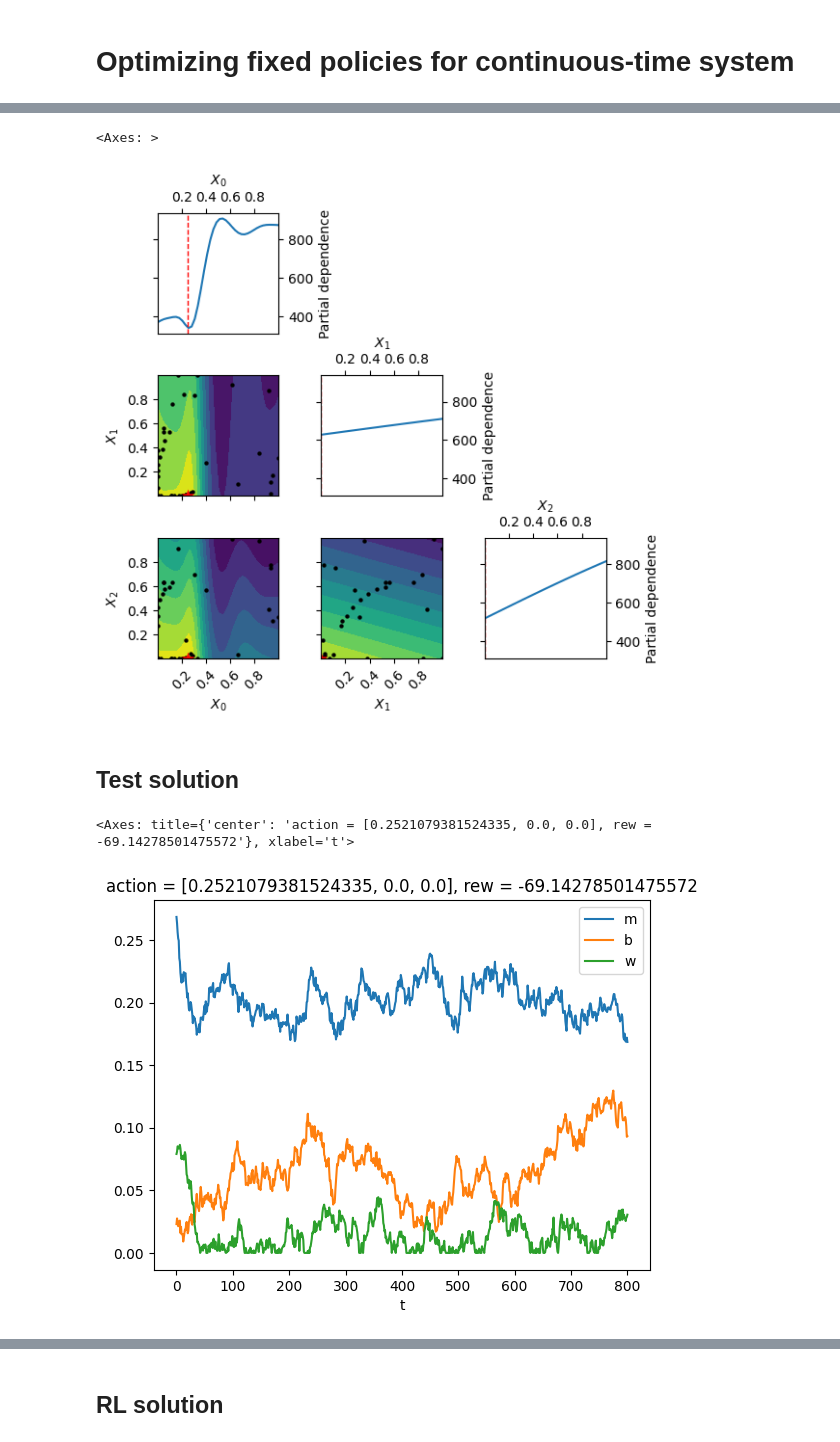
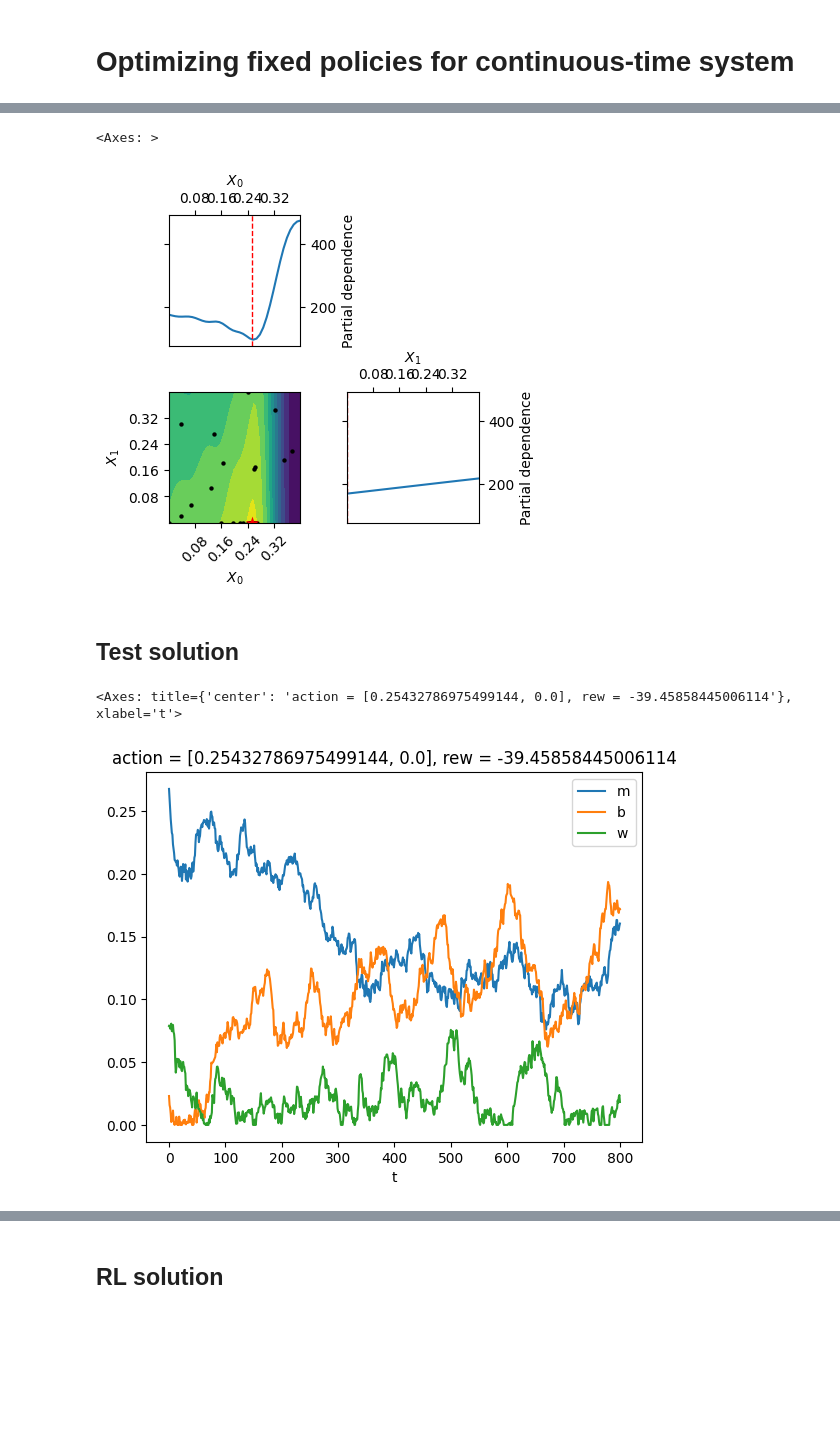
Before and after one commit to boettiger-lab/rl4caribou, a Jupyter notebook: notebooks/optimal-fixed-policy-cont.ipynb, the cells around one changed output, grey strips where cells are left out. Cells and saved outputs as stored; diff of their text form; code cells hidden in the pictures; blank space fills up the shorter version.

```diff
--- a/notebooks/optimal-fixed-policy-cont.ipynb
+++ b/notebooks/optimal-fixed-policy-cont.ipynb
@@ -46,14 +46,14 @@ def gather_stats(manager, env, N=200, return_ep_rewards=False):
 CONFIG = {}
 
 def g(x):
-    manager = constAction(x)
+    manager = constAction([*x, 0.0])
     out = gather_stats(manager, carib(config=CONFIG))
     return - out[0]
 # %%
 %%time
 res = gp_minimize(
     g,
-    [(0.0, 1.0), (0.0, 1.0), (0.0, 1.0)],
+    [(0.0, 0.4), (0.0, 0.4)],
     n_calls = 50,
     verbose=True,
 )
@@ -104,7 +103,7 @@ g([0.24, 0.0, 0.0])
 plot_objective(res)
 # %% [output]
 <Axes: >
-[figure, old version]
+[figure, new version]
 # %% [markdown]
 ## Test solution
 # %%
@@ -116,7 +115,7 @@ null_action = - np.ones(3, dtype=np.float32)
 high_action = 0.5 * np.ones(3, dtype=np.float32)
 all_wolves = np.float32([0.0, 0.5, 0.0])
 all_moose = np.float32([0.5, 0.0, 0.0])
-an_effort = np.float32(res.x)
+an_effort = np.float32([*res.x, 0.0])
 # an_effort = np.float32([0.018989021076692904, 0.3169121824404405])
 
 an_action = 2 * an_effort- 1
@@ -136,32 +135,32 @@ a_ms.append(env.parameters["a_M"])
 a_bs.append(env.parameters["a_B"])
 rews.append(ep_rew)
 #
 for t in range(env.Tmax):
     ts.append(t+1)
     obs, rew, term, trunc, info = env.step(an_action)
     pop = env.population_units()
     Ms.append(pop[0])
     Bs.append(pop[1])
     Ws.append(pop[2])
     a_ms.append(env.parameters["a_M"])
     a_bs.append(env.parameters["a_B"])
     ep_rew += rew
     rews.append(ep_rew)
     if term or trunc:
         break
 
 
 ep = pd.DataFrame({
     't': ts,
     'm': Ms,
     'b': Bs,
     'w': Ws,
     'rew': rews,
     'a_M': a_ms,
     'a_B': a_bs,
 })
 
 ep.plot(x='t', y=['m', 'b', 'w'], title=f'action = {res.x}, rew = {ep_rew}')
 # %% [output]
-<Axes: title={'center': 'action = [0.2521079381524335, 0.0, 0.0], rew = -69.14278501475572'}, xlabel='t'>
+<Axes: title={'center': 'action = [0.25432786975499144, 0.0], rew = -39.45858445006114'}, xlabel='t'>
-[figure, old version]
+[figure, new version]
```
Also changed, not shown: parts of 10 cells of this notebook.
